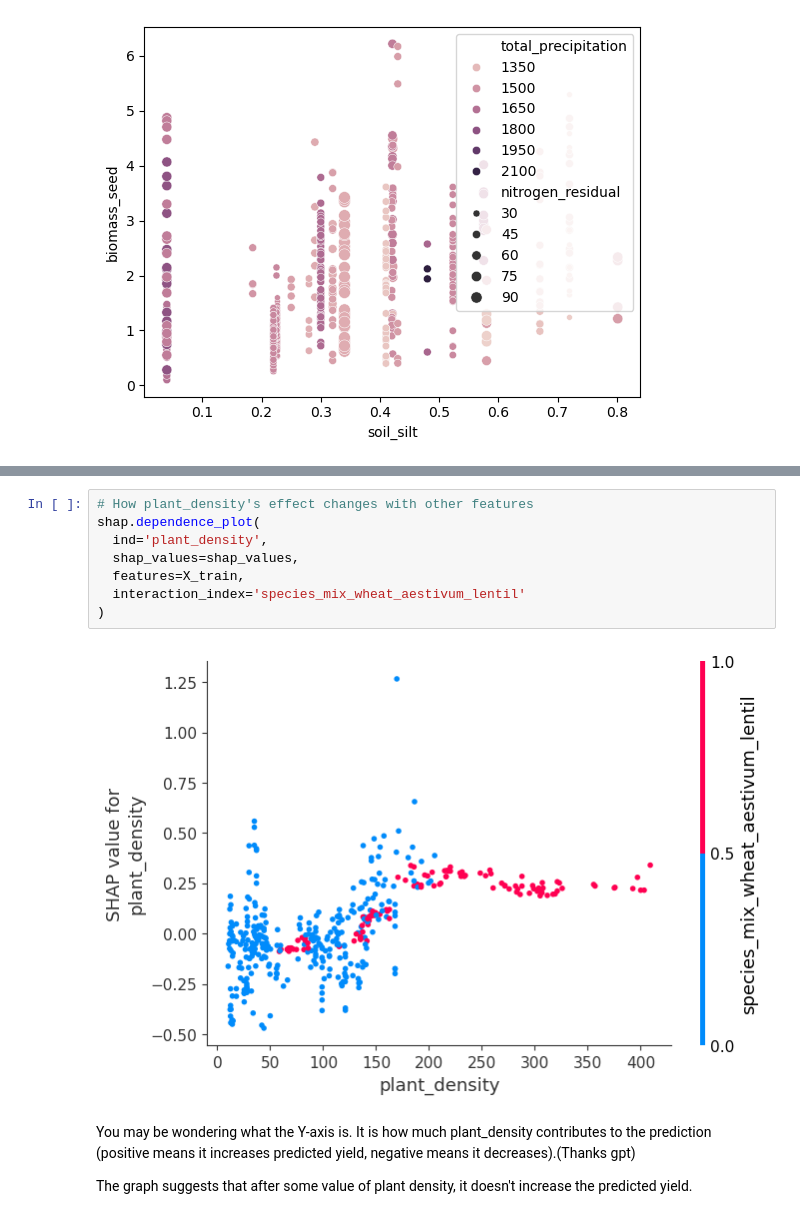
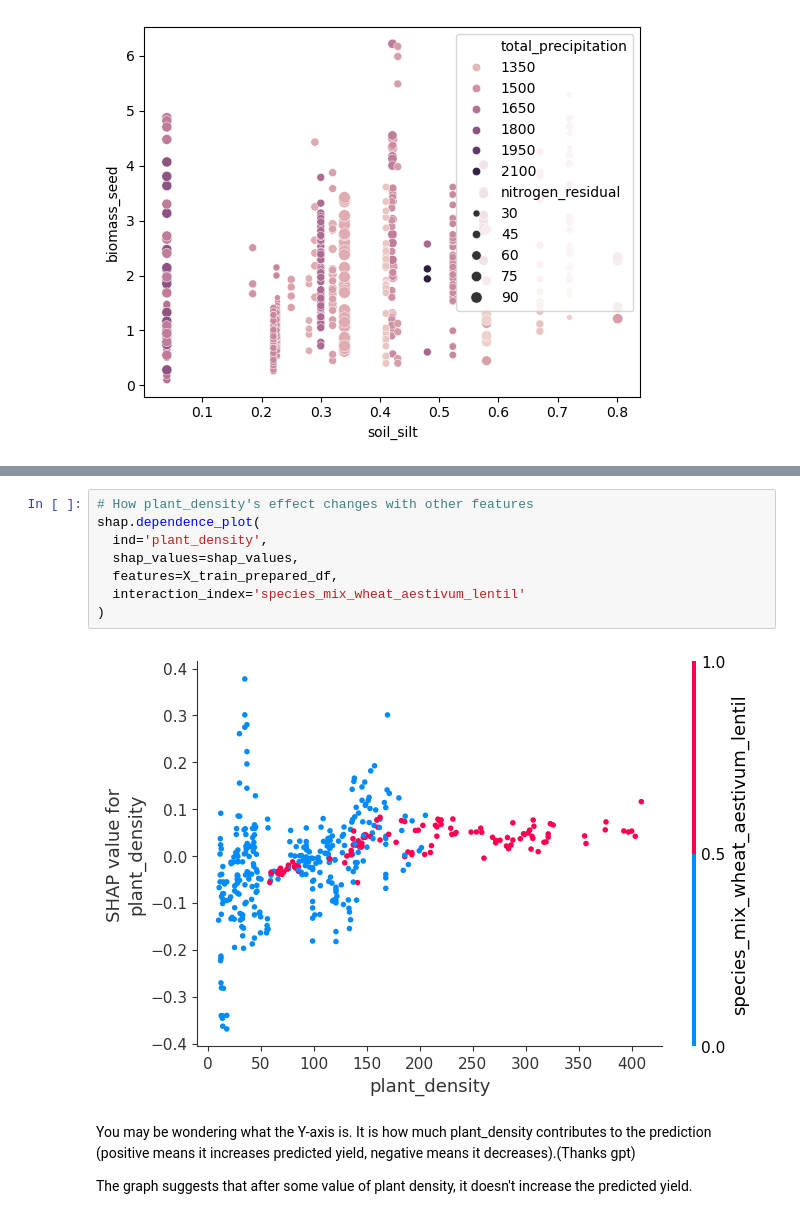
Before and after one commit to kabsmeiou/plant-density, a Jupyter notebook: notebook.ipynb, the cells around one changed output, grey strips where cells are left out. Cells and saved outputs as stored; diff of their text form.

```diff
--- a/notebook.ipynb
+++ b/notebook.ipynb
@@ -427,13 +478,13 @@ plt.show();
 # %%
 # How plant_density's effect changes with other features
 shap.dependence_plot(
   ind='plant_density',
   shap_values=shap_values,
-  features=X_train,
+  features=X_train_prepared_df,
   interaction_index='species_mix_wheat_aestivum_lentil'
 )
 # %% [output]
-[figure, old version]
+[figure, new version]
 # %% [markdown]
 You may be wondering what the Y-axis is. It is how much plant_density contributes to the prediction (positive means it increases predicted yield, negative means it decreases).(Thanks gpt)
 
```
Also changed, not shown: parts of 29 cells of this notebook, 4 other files.
